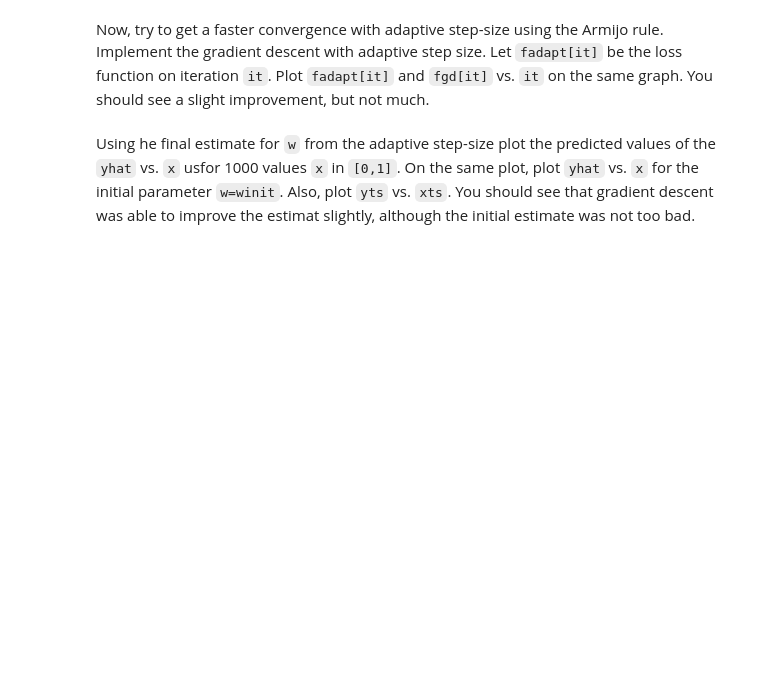
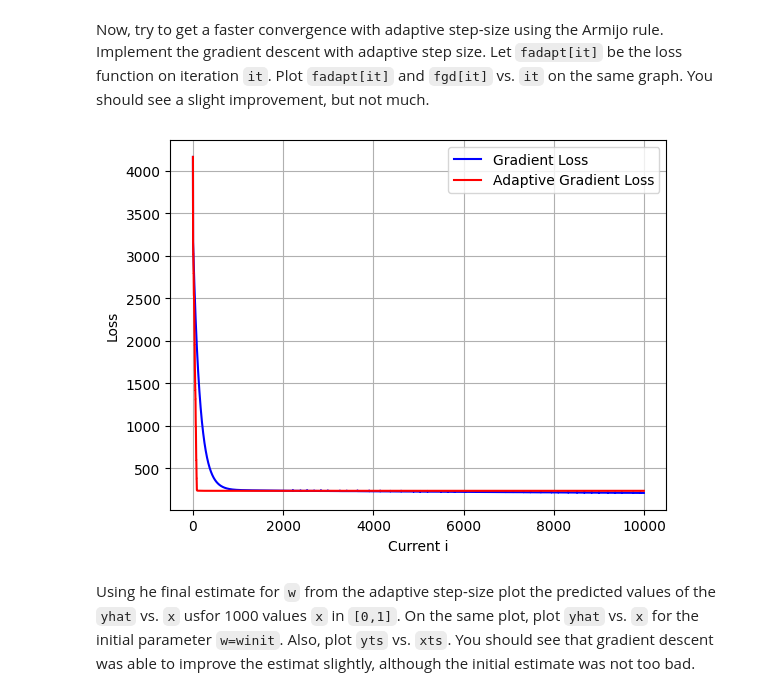
Before and after one commit to Al-Jazzazi/introml, a Jupyter notebook: unit07_optim/lab_nlls_partial.ipynb, the cells around one changed output. Saved outputs shown, nothing was run; the diff lists cells and outputs as text; code cells hidden in the pictures; blank space fills up the shorter version.

```diff
--- a/unit07_optim/lab_nlls_partial.ipynb
+++ b/unit07_optim/lab_nlls_partial.ipynb
@@ -268,2 +282,38 @@ step = 1e-6  # Initial step
+# %%
+# TODO
+# fadapt = ...
+nit = 10000
+step = 1e-6  # Initial step
+w = winit.copy()
+fadapt = []
+
+f0, fgrad0 = feval(w, xtr, ytr)
+
+for it in range(nit):
+
+    w1 = w - step * fgrad0
+
+    f1, fgrad1 = feval(w1, xtr, ytr)
+    df_est = fgrad0.dot(w1 - w)
+    alpha = 0.5
+    if (f1 - f0 < alpha * df_est) and (f1 < f0):
+        step *= 2
+        f0 = f1
+        fgrad0 = fgrad1
+        w = w1
+    else:
+        step /= 2
+
+    fadapt.append(f0)
+
+plt.plot(fgd, label='Gradient Loss', color='blue')
+plt.plot(fadapt, label='Adaptive Gradient Loss', color='red')
+plt.xlabel('Current i')
+plt.ylabel('Loss')
+plt.legend()
+plt.grid()
+plt.show()
+# %% [output]
+[figure, added]
 # %% [markdown]
 Using he final estimate for `w` from the adaptive step-size plot the predicted values of the `yhat` vs. `x` usfor 1000 values `x` in `[0,1]`.  On the same plot, plot `yhat` vs. `x` for the initial parameter `w=winit`.  Also, plot `yts` vs. `xts`.  You should see that gradient descent was able to improve the estimat slightly, although the initial estimate was not too bad.
```
Also changed, not shown: parts of 12 cells of this notebook.
